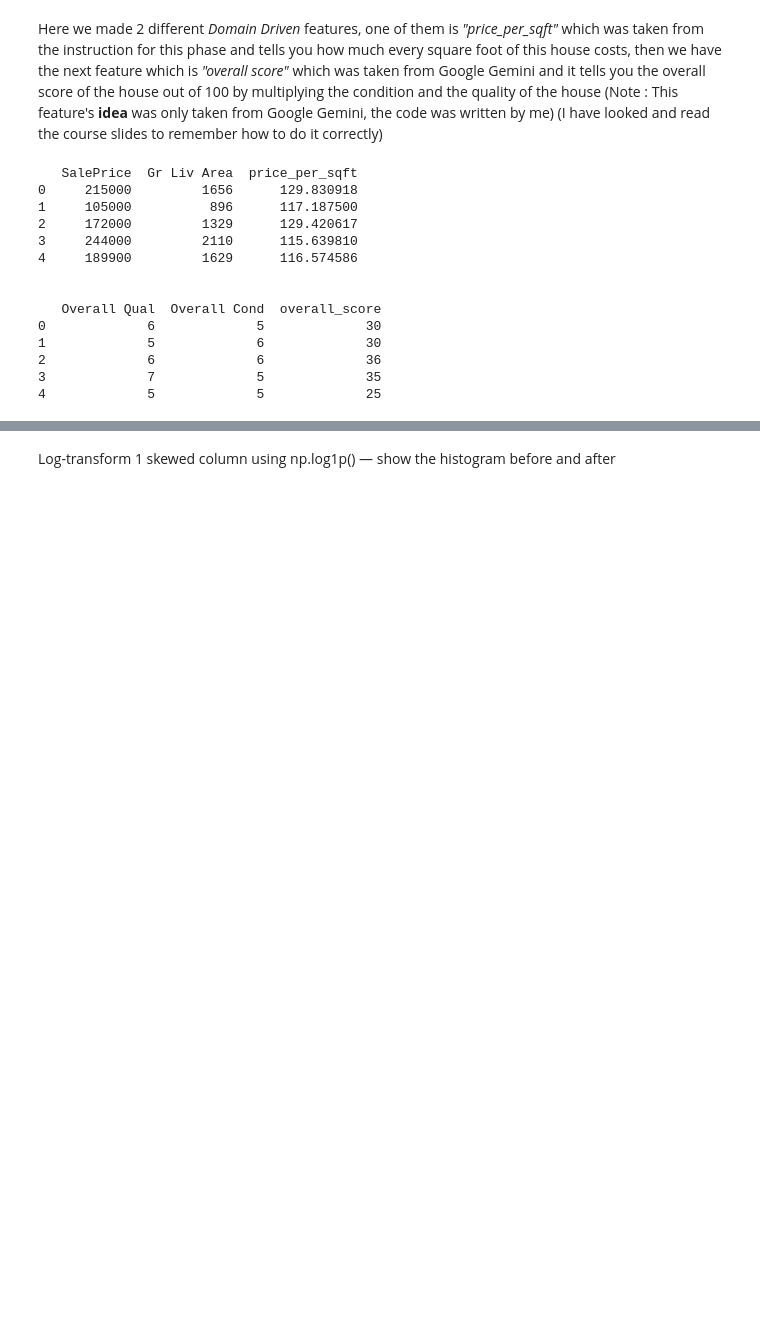
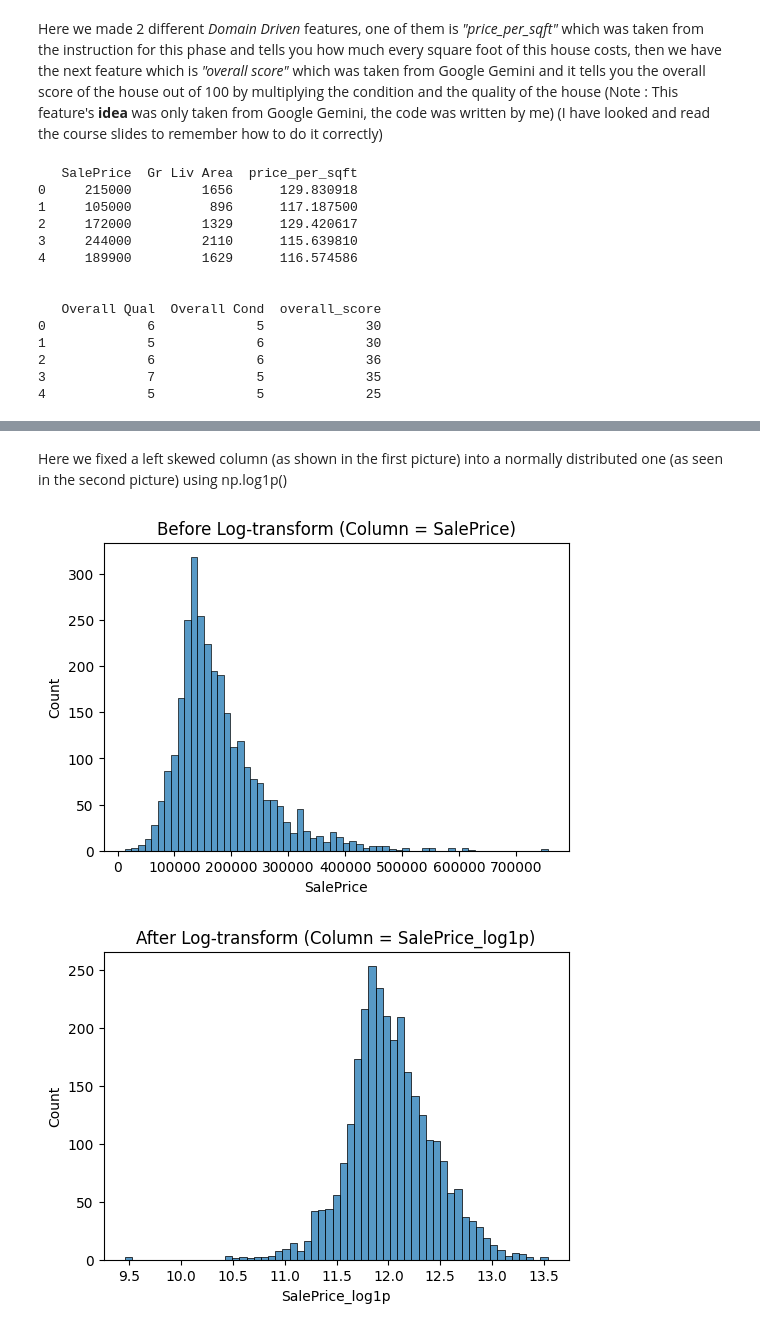
Before and after one commit to Eyadalmiman/Student-Capstone-Project, a Jupyter notebook: 02_features.ipynb, the cells around one changed output, grey strips where cells are left out. Saved outputs shown, nothing was run; the diff lists cells and outputs as text; code cells hidden in the pictures; blank space fills up the shorter version.

```diff
--- a/02_features.ipynb
+++ b/02_features.ipynb
@@ -101,0 +102,4 @@ Create 1 interaction feature: multiply two columns that logically go together (e
+# %%
+df["Total Bath"] = (df["Full Bath"] + (0.5 * df["Half Bath"]) + df["Bsmt Full Bath"].fillna(0) + (0.5 * df["Bsmt Half Bath"]).fillna(0))
+df["Bath_Per_Bedroom"] = df["Total Bath"] / df["Bedroom AbvGr"]
+print(df[["Total Bath", "Bedroom AbvGr", "Bath_Per_Bedroom"]])
@@ -102,3 +121,18 @@ Create 1 interaction feature: multiply two columns that logically go together (e
 # %% [markdown]
-Log-transform 1 skewed column using np.log1p() — show the histogram before and after
+Here we fixed a left skewed column (as shown in the first picture) into a normally distributed one (as seen in the second picture) using np.log1p()
+# %%
+plt.figure(figsize = (6,4))
+sns.histplot(df["SalePrice"])
+plt.title("Before Log-transform (Column = SalePrice)")
+plt.show()
+
+df["SalePrice_log1p"] = np.log1p(df["SalePrice"])
+
+plt.figure(figsize = (6,4))
+sns.histplot(df["SalePrice_log1p"])
+plt.title("After Log-transform (Column = SalePrice_log1p)")
+plt.show()
+# %% [output]
+[figure, added]
+[figure, added]
 # %% [markdown]
```
Also changed, not shown: parts of 9 cells of this notebook.
